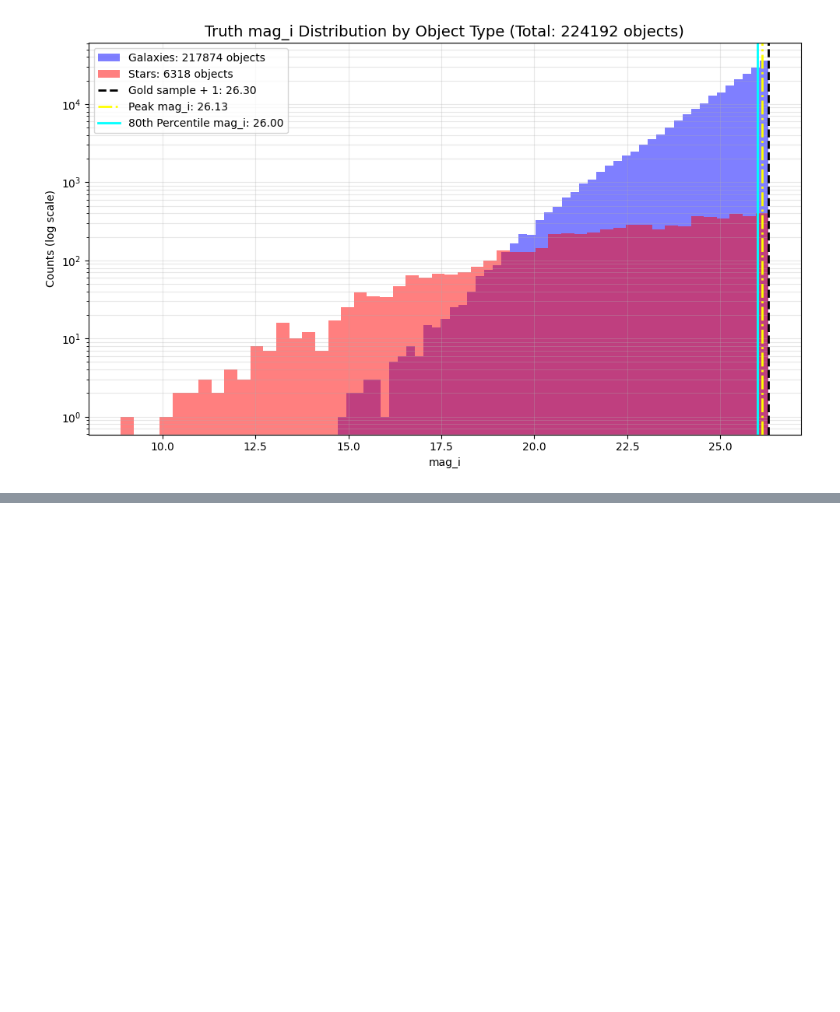
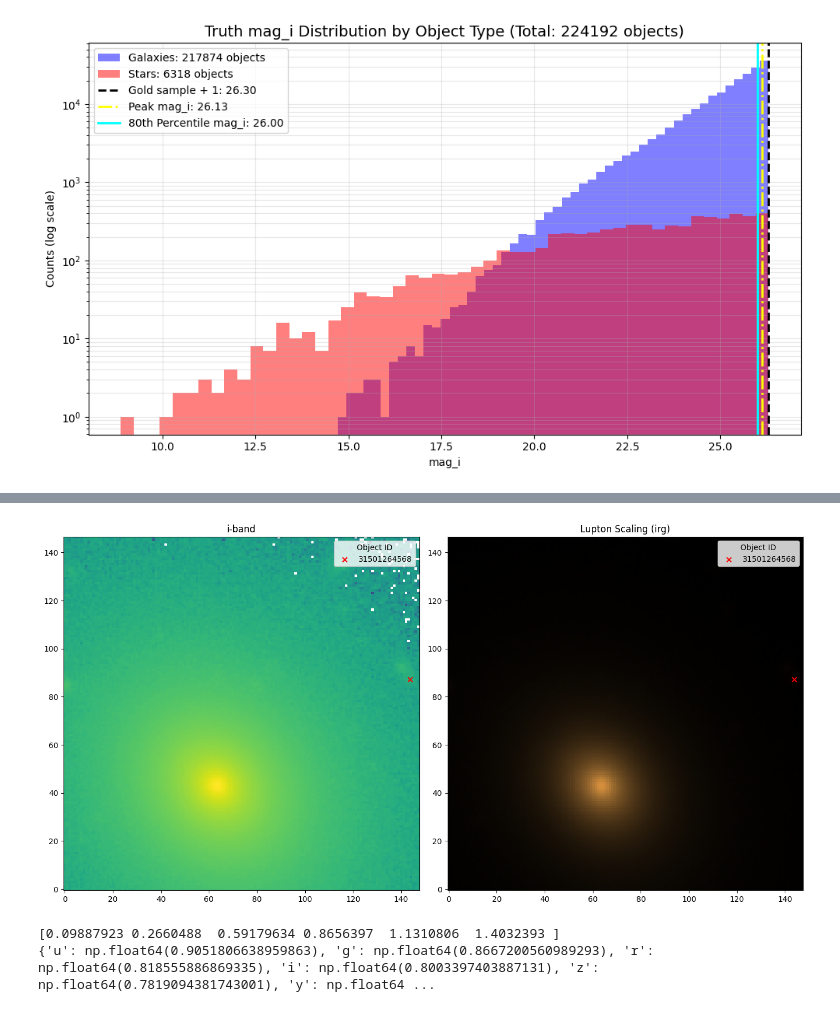
Before and after one commit to grantmerz/DeepDISC_Roman_Rubin, a Jupyter notebook: test_cats.ipynb, the cells around one changed output, grey strips where cells are left out. Drawn from its saved outputs; the diff is of its cells as text; code cells hidden in the pictures; blank space fills up the shorter version.

```diff
--- a/test_cats.ipynb
+++ b/test_cats.ipynb
@@ -1236,0 +1317,8 @@ plt.tight_layout()
+# %%
+bright_star = stars_noann.iloc[stars_noann['mag_i'].argmin()]
+tile = bright_star['file_name'].split('/')[5]
+rejected_objs_root = f'{root_dir}rejected_objs_lvl5/'
+rejected_tile_fn = f'{rejected_objs_root}{tile}.json'
+rejected_objs_df = pd.read_json(rejected_tile_fn)
+rejected_row = rejected_objs_df[rejected_objs_df['file_name'] == bright_star['file_name']]
+rejected_row
@@ -1236,0 +1328,9 @@ plt.tight_layout()
+# %%
+rejected_objs = rejected_row.explode('rejected_objs').reset_index(drop=True)
+rejected_objs = pd.concat([
+    rejected_objs.drop('rejected_objs', axis=1),
+    pd.json_normalize(rejected_objs['rejected_objs'])
+], axis=1)
+rejected_bright_obj = rejected_objs[rejected_objs['obj_id'].isin([bright_star['id']])]
+print(rejected_bright_obj.reason)
+rejected_bright_obj
@@ -1236,0 +1343,15 @@ plt.tight_layout()
+# %%
+rejected_img = np.load(bright_star['file_name'])
+r = rejected_img[3, :, :] # i
+g = rejected_img[2, :, :] # r
+b = rejected_img[1, :, :] # g
+pmin = np.percentile([r, g, b], 1)
+pmax = np.percentile([r, g, b], 99.5)
+stretch = pmax - pmin # ~27.160368
+vis_img = make_lupton_rgb(r, g, b, minimum=pmin, stretch=stretch, Q=8)
+img_wcs = WCS(rejected_row['wcs'].iloc[0])
+skycoords = SkyCoord(ra=rejected_bright_obj['ra'].values * u.deg, dec=rejected_bright_obj['dec'].values * u.deg)
+x_pix, y_pix = img_wcs.world_to_pixel(skycoords)
+rejected_bright_obj['cutout_x'] = x_pix
+rejected_bright_obj['cutout_y'] = y_pix
+bright_star.to_dict()
@@ -1236,0 +1386,26 @@ plt.tight_layout()
+# %%
+fig, axes = plt.subplots(1, 2, figsize=(14, 7))
+axes[0].imshow(b, origin='lower', norm=colorsm.LogNorm())
+axes[0].scatter(rejected_bright_obj['cutout_x'], rejected_bright_obj['cutout_y'], marker='x', c=['red'], label=str(bright_star['id']))
+axes[0].legend(title="Object ID")
+axes[0].set_title('i-band')
+axes[1].imshow(vis_img, origin='lower')
+axes[1].scatter(rejected_bright_obj['cutout_x'], rejected_bright_obj['cutout_y'], marker='x', c=['red'], label=str(bright_star['id']))
+axes[1].legend(title="Object ID")
+axes[1].set_title('Lupton Scaling (irg)')
+plt.tight_layout()
+# %% [output]
+[figure, added]
+# %%
+from astropy.stats import sigma_clipped_stats
+# noise of our image
+noise = np.array([sigma_clipped_stats(img)[-1] for img in rejected_img])
+print(noise)
+import btk
+survey = btk.survey.get_surveys("LSST")
+bands = ["u", "g", "r", "i", "z", "y"]
+fwhm = {b: survey.get_filter(b).psf.calculateFWHM() for b in bands}
+print(fwhm)
+# %% [output]
+[0.09887923 0.2660488  0.59179634 0.8656397  1.1310806  1.4032393 ]
+{'u': np.float64(0.9051806638959863), 'g': np.float64(0.8667200560989293), 'r': np.float64(0.818555886869335), 'i': np.float64(0.8003397403887131), 'z': np.float64(0.7819094381743001), 'y': np.float64 ...
```
Also changed, not shown: parts of 14 cells of this notebook.
